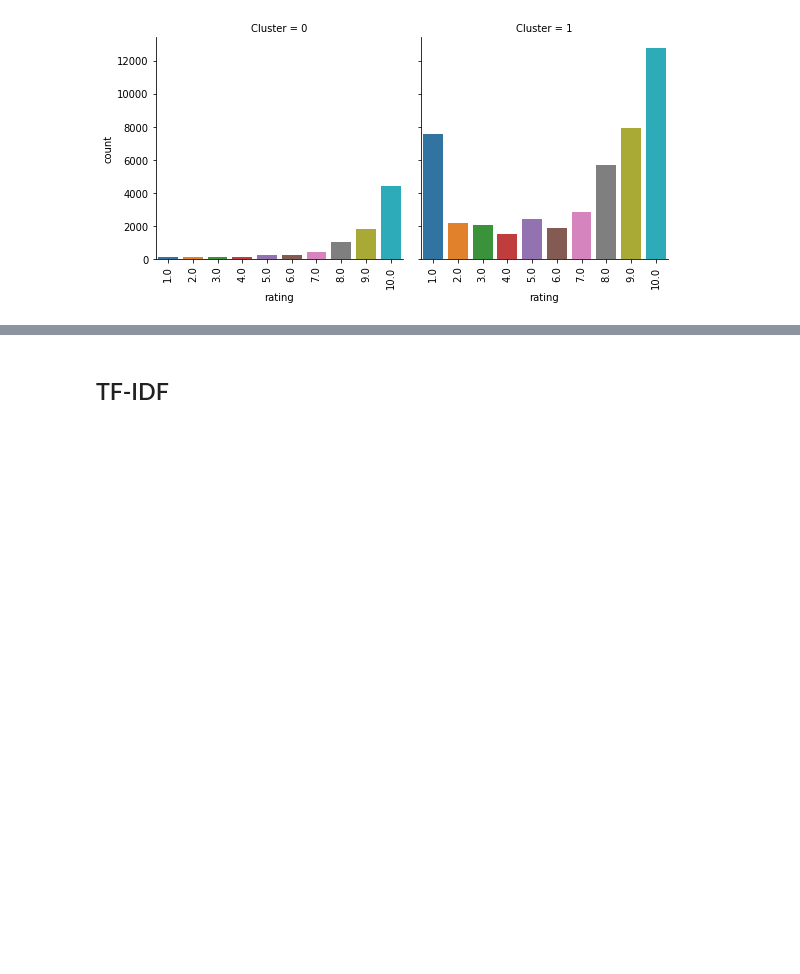
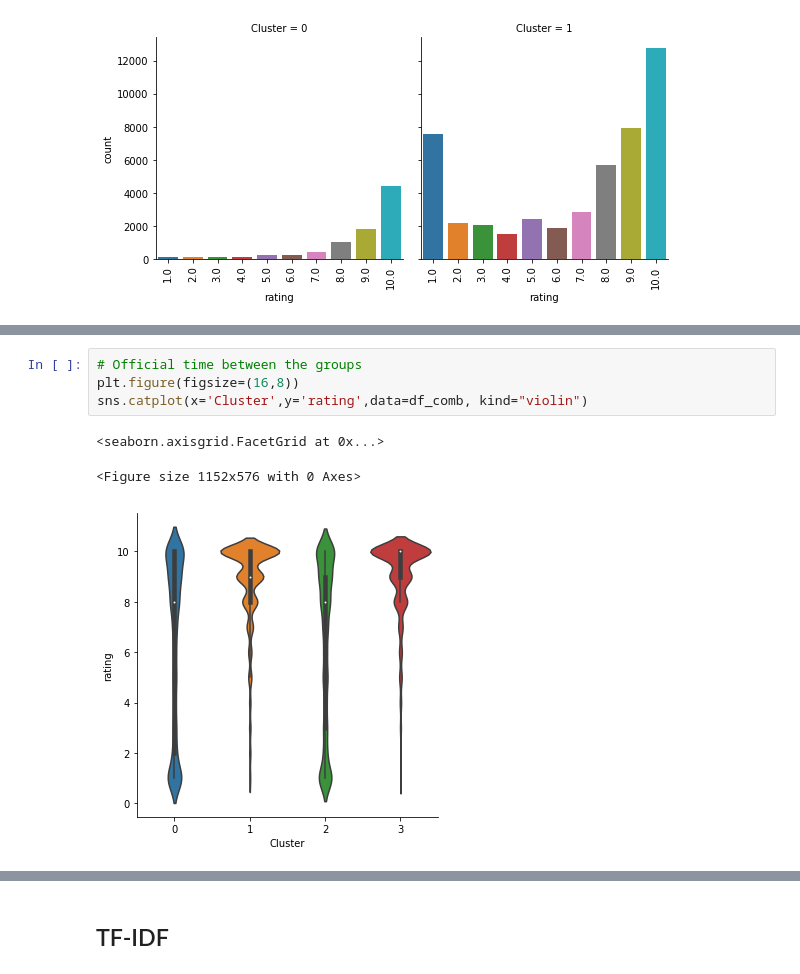
Before and after one commit to tcbriggs981/Prescription-Drugs, a Jupyter notebook: Unit 04 Capstone.ipynb, the cells around one changed output, grey strips where cells are left out. Saved outputs shown, nothing was run; the diff lists cells and outputs as text; blank space fills up the shorter version.

```diff
--- a/Unit 04 Capstone.ipynb
+++ b/Unit 04 Capstone.ipynb
@@ -994,0 +1033,8 @@ When you break it out into a bar graph, you can see that the highest ratings are
+# %%
+# Official time between the groups
+plt.figure(figsize=(16,8))
+sns.catplot(x='Cluster',y='rating',data=df_comb, kind="violin")
+# %% [output]
+<seaborn.axisgrid.FacetGrid at 0x...>
+<Figure size 1152x576 with 0 Axes>
+[figure, added]
```
Also changed, not shown: parts of 14 cells of this notebook.
